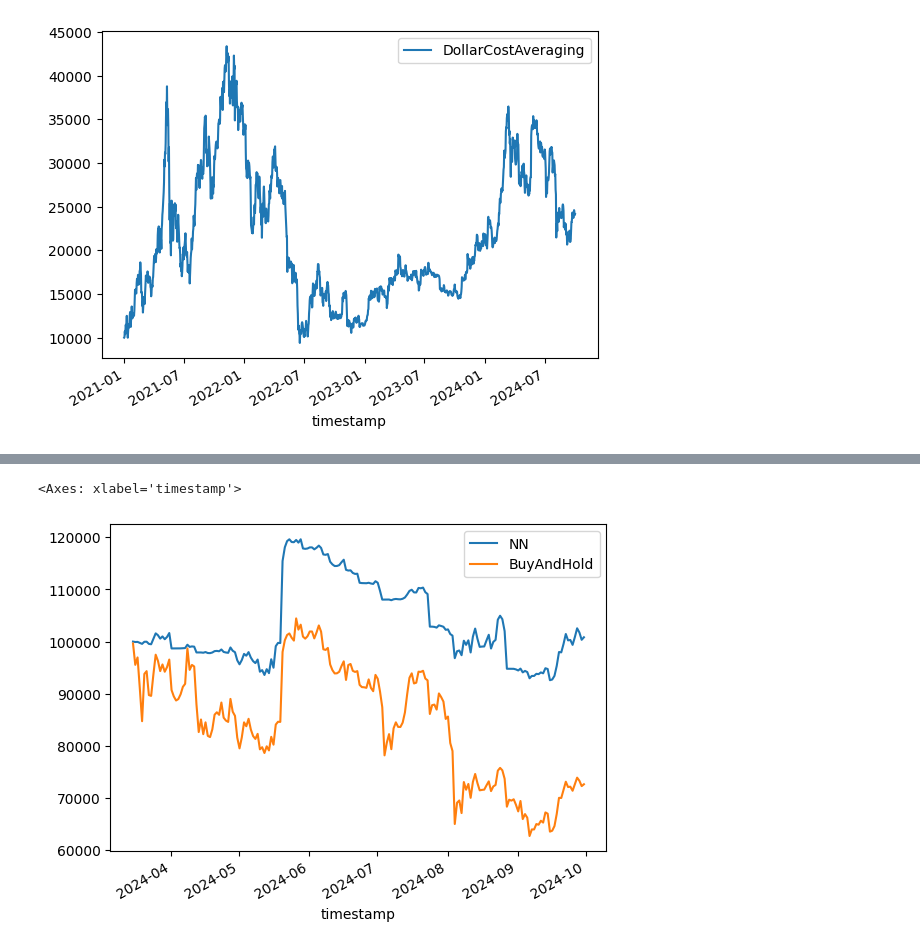
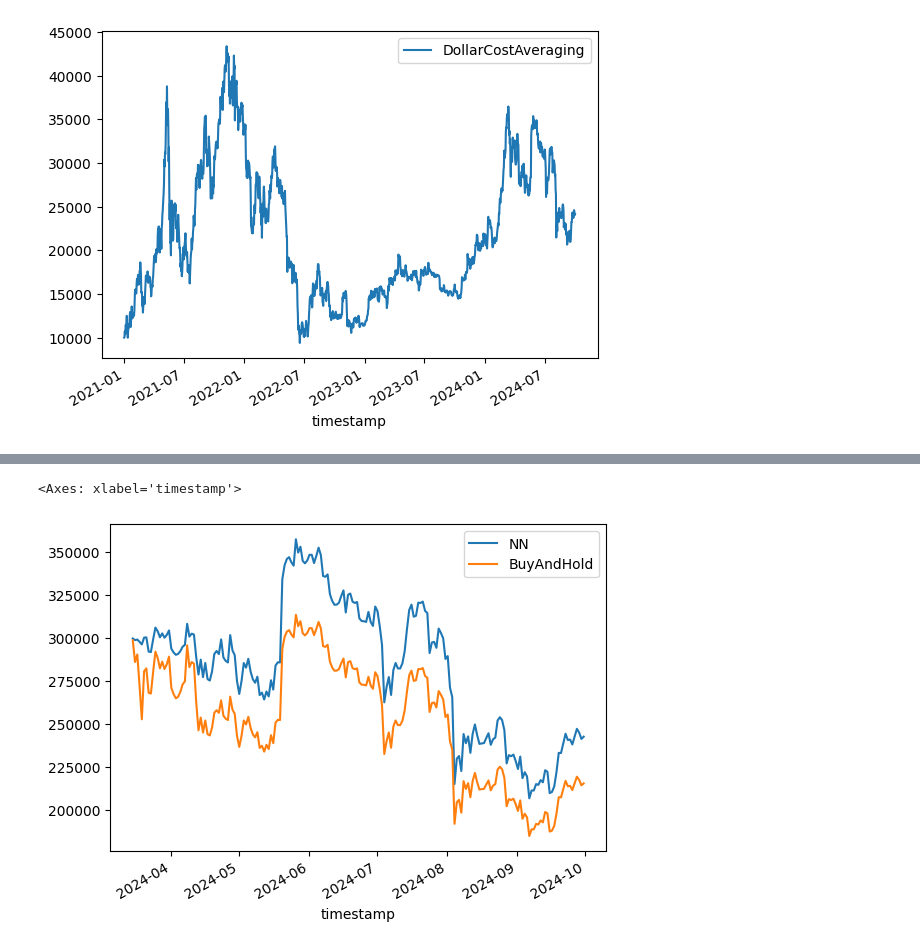
Before and after one commit to AxelGard/cira-examples, a Jupyter notebook: nn_simple.ipynb, the cells around one changed output, grey strips where cells are left out. Drawn from its saved outputs; the diff is of its cells as text; code cells hidden in the pictures.

```diff
--- a/nn_simple.ipynb
+++ b/nn_simple.ipynb
@@ -138,6 +138,7 @@ class NNTradingStrat(cira.strategy.Strategy):
         self.risk = risk
         self.scaler_X = scaler_X
         self.scaler_y = scaler_y
+        self.allocation = []
 
     def iterate(self, feature_data: DataFrame, prices: DataFrame, portfolio: ndarray, cash:float)-> ndarray:
         X_scaled = self.scaler_X.fit_transform(feature_data)
@@ -149,14 +150,17 @@ class NNTradingStrat(cira.strategy.Strategy):
             action[0] = _price / (cash * pred + 1.0)
         elif pred < 0.0:
             action[0] = _price / (portfolio[-1] * pred + 1.0 )
+        if action[0] < portfolio[-1]:
+            action = [portfolio[-1]]
+        self.allocation += action
         return np.array(action)
 # %%
 
 X_vali = valdiation_data[features]
 prices = valdiation_data[target].to_frame()
 # %%
-strat = NNTradingStrat(model, scaler_X, scaler_y)
-cira.strategy.back_test_against_buy_and_hold(strat, X_vali, prices, 100_000).plot()
+strat = NNTradingStrat(model, scaler_X, scaler_y, risk=0.05)
+cira.strategy.back_test_against_buy_and_hold(strat, X_vali, prices, 300_000).plot()
 # %% [output]
 <Axes: xlabel='timestamp'>
-[figure, old version]
+[figure, new version]
```
Also changed, not shown: parts of 4 cells of this notebook.
